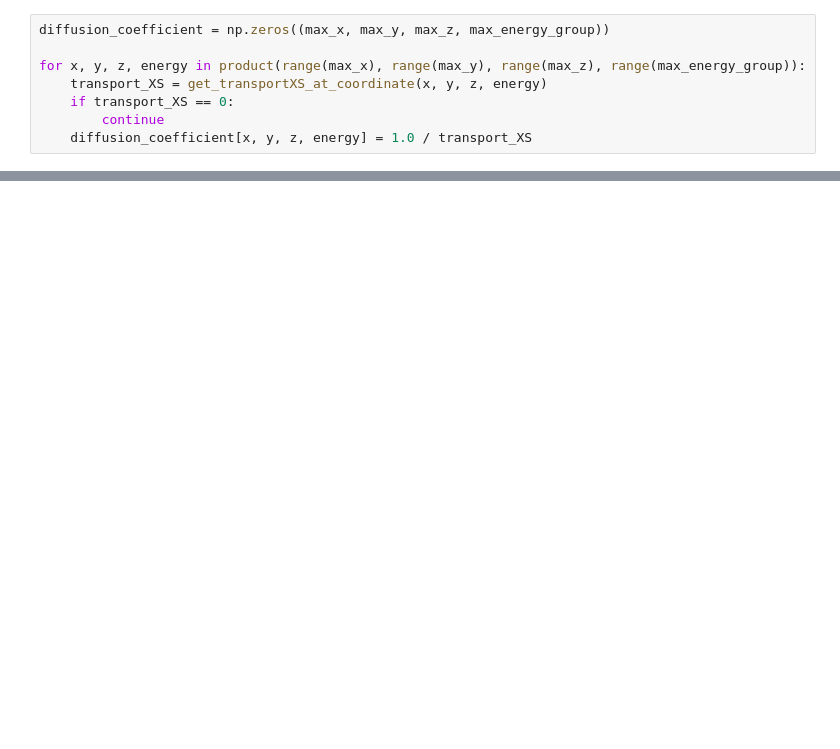
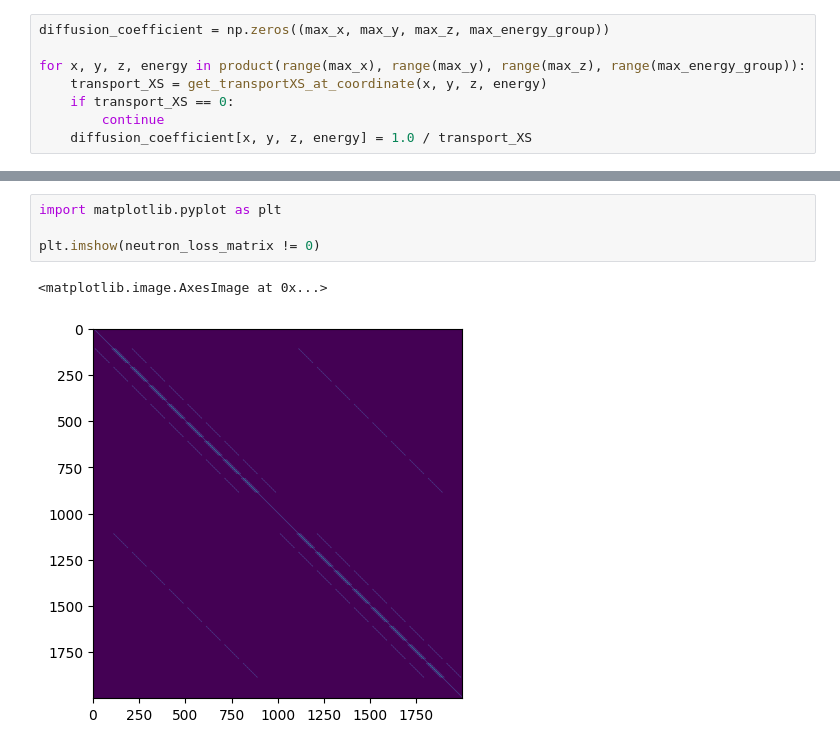
Before and after one commit to DaveDuck321/SCONE, a Jupyter notebook: cmfd_workflow/testing.ipynb, the cells around one changed output, grey strips where cells are left out. Cells and saved outputs as stored; diff of their text form; blank space fills up the shorter version.

Commit message:
WIP: initial attempt at solving CMFD matrix

```diff
--- a/cmfd_workflow/testing.ipynb
+++ b/cmfd_workflow/testing.ipynb
@@ -74,0 +295,7 @@ for x, y, z, energy in product(range(max_x), range(max_y), range(max_z), range(m
+# %%
+import matplotlib.pyplot as plt
+
+plt.imshow(neutron_loss_matrix != 0)
+# %% [output]
+<matplotlib.image.AxesImage at 0x...>
+[figure, added]
```
Also changed, not shown: parts of 17 cells of this notebook, 2 other files.
